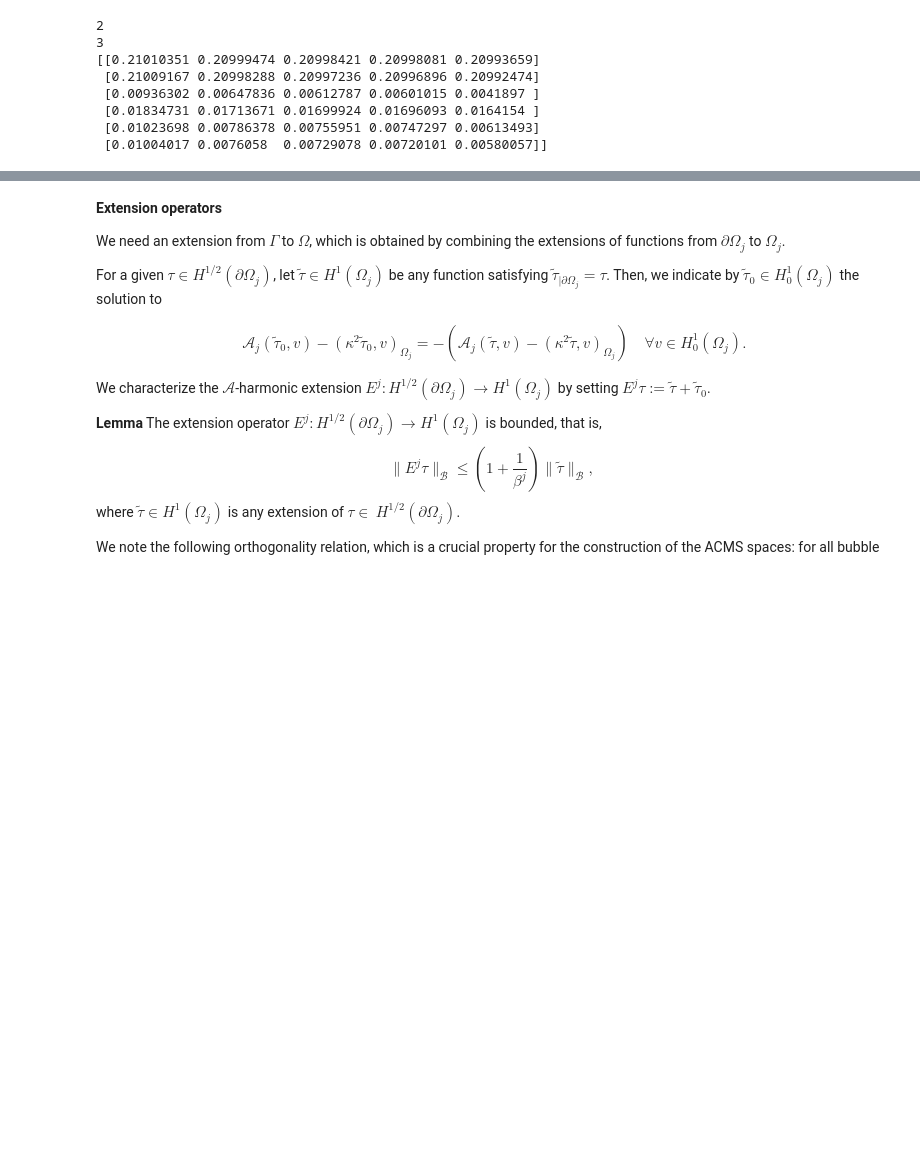
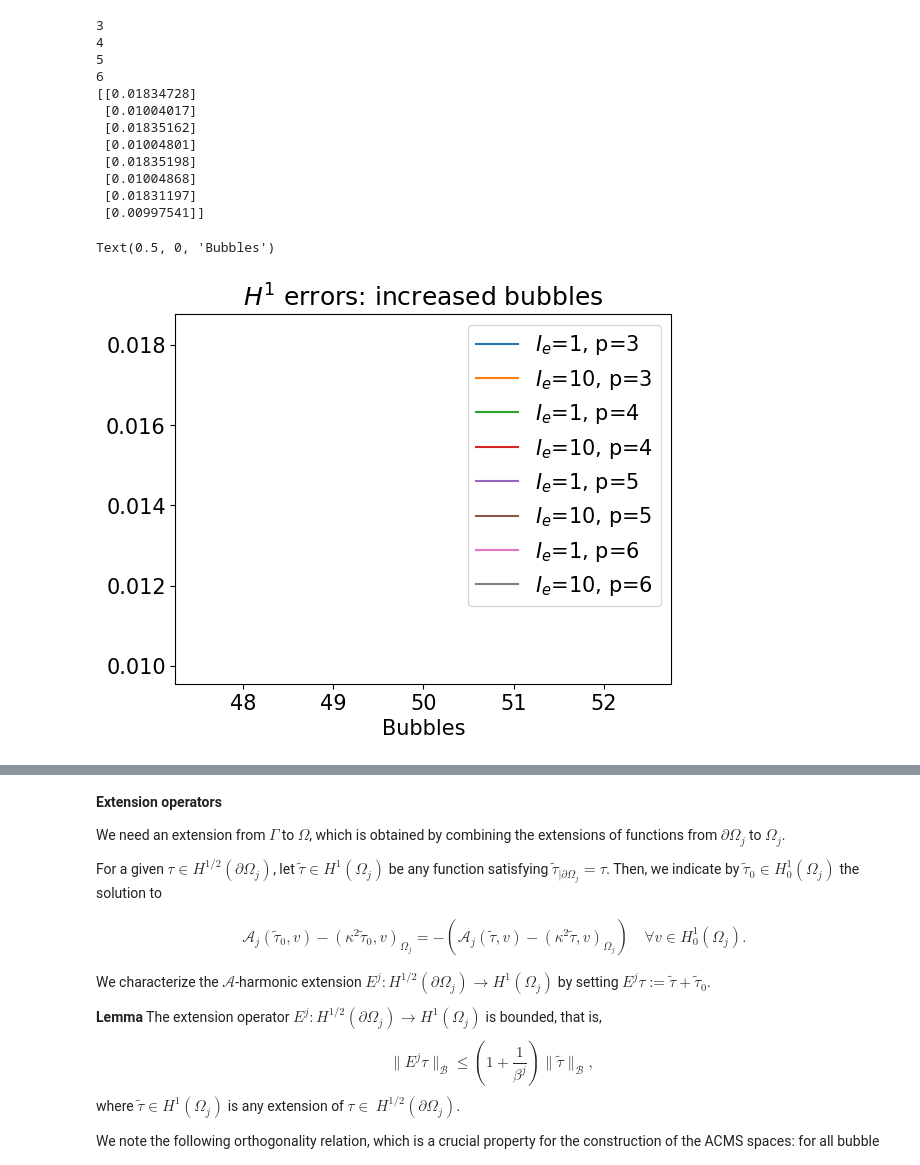
Before and after one commit to plederer/ACMS, a Jupyter notebook: numex/Basis.ipynb, the cells around one changed output, grey strips where cells are left out. Saved outputs shown, nothing was run; the diff lists cells and outputs as text; code cells hidden in the pictures; blank space fills up the shorter version.

Commit message:
Convergence in degree working. Starting to replicate paper test in Helmholtz

```diff
--- a/numex/Basis.ipynb
+++ b/numex/Basis.ipynb
@@ -163,14 +57,16 @@ plt.xlabel('Edge modes')
 ###### BUBBLES AND EDGE MODES CONVERGENCE
 # DEGREE OF APPROXIMATION CONVERGENCE
 #######################################################################
+
+
 # SYSTEM ASSEMBLY
 h1_error = []
 order_v = [2,3] # ATTENTION: There is an error for order=1
              # Cannot use scipy.linalg.eig for sparse A with k >= N - 1.
 max_bm = 100
 max_em = 10
-Bubble_modes = [50,60,70,80,90]
-Edge_modes = [1,5,10] #CAREFUL: we have a limited number of edge modes due to the mesh size
+Bubble_modes = [50]
+Edge_modes = [1,10] #CAREFUL: we have a limited number of edge modes due to the mesh size
 # Should redefine max_em
 
 with TaskManager():
@@ -255,11 +151,27 @@ with TaskManager():
 h1_error = np.reshape(h1_error, (len(order_v)*len(Edge_modes), len(Bubble_modes)))
 print(h1_error)
 # %% [output]
-2
 3
-[[0.21010351 0.20999474 0.20998421 0.20998081 0.20993659]
- [0.21009167 0.20998288 0.20997236 0.20996896 0.20992474]
- [0.00936302 0.00647836 0.00612787 0.00601015 0.0041897 ]
- [0.01834731 0.01713671 0.01699924 0.01696093 0.0164154 ]
- [0.01023698 0.00786378 0.00755951 0.00747297 0.00613493]
- [0.01004017 0.0076058  0.00729078 0.00720101 0.00580057]]
+4
+5
+6
+[[0.01834728]
+ [0.01004017]
+ [0.01835162]
+ [0.01004801]
+ [0.01835198]
+ [0.01004868]
+ [0.01831197]
+ [0.00997541]]
+# %%
+## PLOT ERROR with increased BUBBLE modes for different DEGREES of approximation
+plt.rcParams.update({'font.size':15})
+for d in range(len(order_v)):
+    for i in range(len(Edge_modes)):
+        plt.plot(Bubble_modes, h1_error[d*len(Edge_modes) + i,:], label=('$I_e$=%i, p=%i' %(Edge_modes[i],order_v[d])))
+plt.title('$H^1$ errors: increased bubbles')
+plt.legend()
+plt.xlabel('Bubbles')
+# %% [output]
+Text(0.5, 0, 'Bubbles')
+[figure, added]
```
Also changed, not shown: parts of 15 cells of this notebook, 1 other file.
